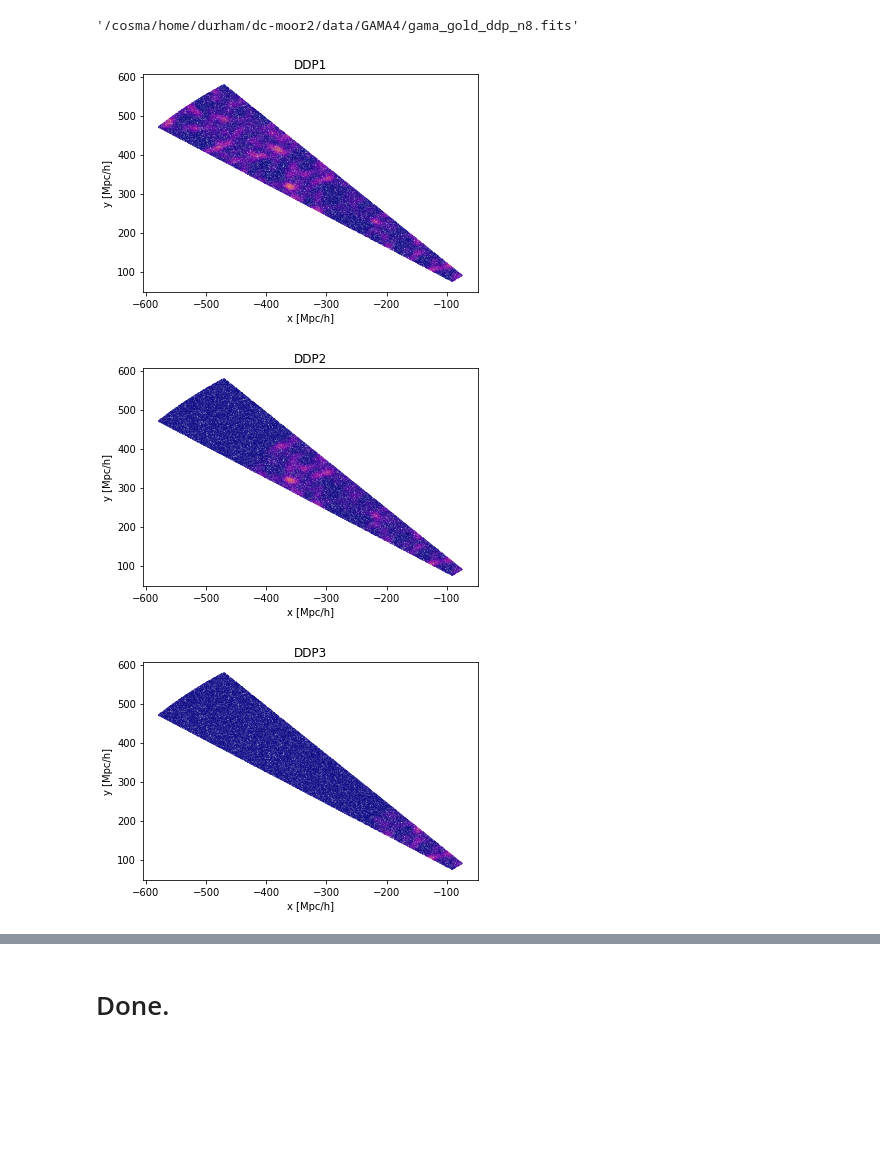
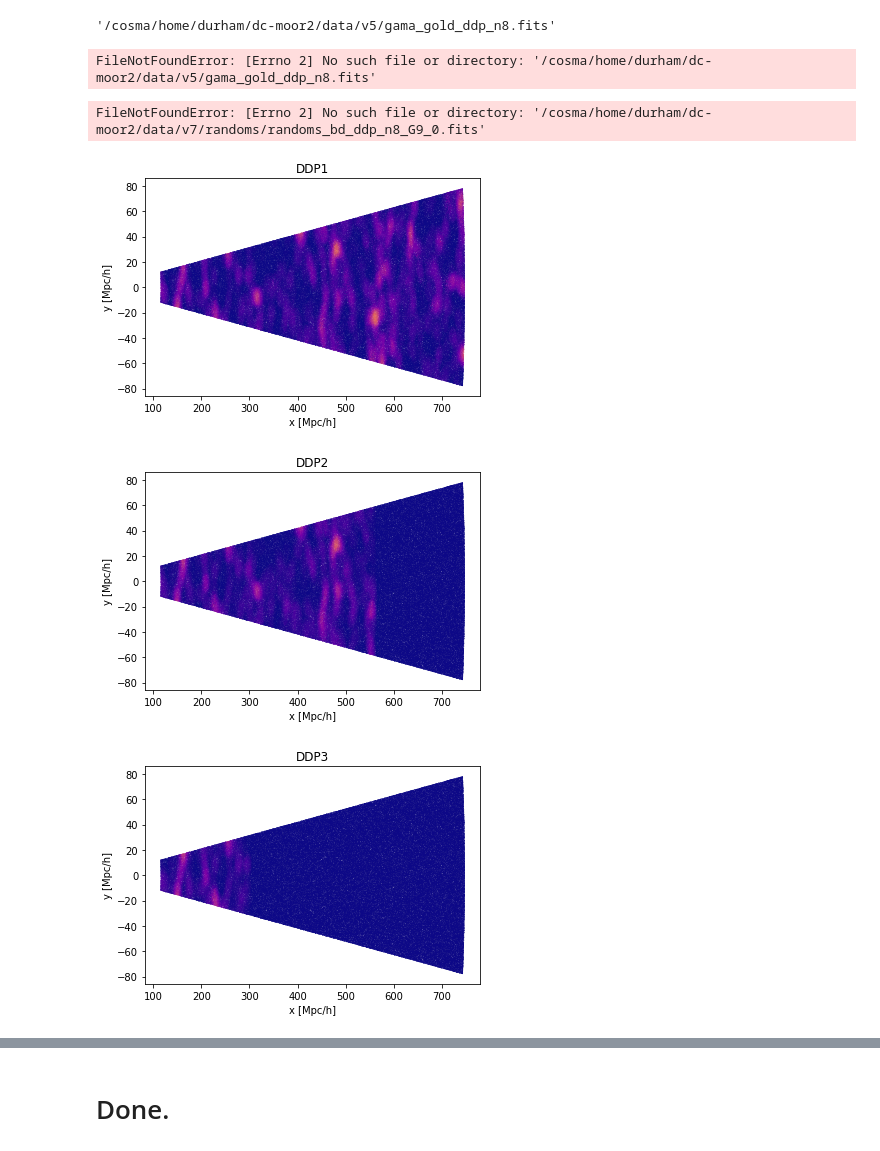
Before and after one commit to SgmAstro/DESI, a Jupyter notebook: docs/nb/d8LF_qa.ipynb, the cells around one changed output, grey strips where cells are left out. Cells and saved outputs as stored; diff of their text form; code cells hidden in the pictures; blank space fills up the shorter version.

```diff
--- a/docs/nb/d8LF_qa.ipynb
+++ b/docs/nb/d8LF_qa.ipynb
@@ -18,7 +18,7 @@ from gama_limits   import gama_field
 from delta8_limits import d8_limits, delta8_tier
 from findfile      import findfile
 # %%
-version = 'GAMA4'
+version = 'v5'
 survey  = 'gama'
 dryrun  = False
 field = 'G9'
@@ -29,7 +29,7 @@ root = '{}/data/GAMA4/'.format(os.environ['HOME'])
 fpath =  findfile(ftype='ddp_n8', version=version, dryrun=dryrun, survey=survey)
 fpath
 # %% [output]
-'/cosma/home/durham/dc-moor2/data/GAMA4/gama_gold_ddp_n8.fits'
+'/cosma/home/durham/dc-moor2/data/v5/gama_gold_ddp_n8.fits'
 # %%
 #! ls /global/cscratch1/sd/mjwilson/norberg/GAMA4/
 # %%
@@ -39,35 +39,39 @@ fpath
 ddps = fits.open(fpath)
 ddps = ddps[1].header
 #ddps
+# %% [output]
+FileNotFoundError: [Errno 2] No such file or directory: '/cosma/home/durham/dc-moor2/data/v5/gama_gold_ddp_n8.fits'
 # %%
 #! ls /global/cscratch1/sd/mjwilson/desi/BGS/Sam
 # %%
 fpath =  findfile(ftype='randoms_bd_ddp_n8', field=field, version=version, dryrun=dryrun, survey=survey)
 randoms = Table.read(fpath)
 #randoms = Table.read('{}/data/GAMA4/randoms/randoms_bd_ddp_n8_{}_0.fits'.format(os.environ['HOME'], field))
+# %% [output]
+FileNotFoundError: [Errno 2] No such file or directory: '/cosma/home/durham/dc-moor2/data/v7/randoms/randoms_bd_ddp_n8_G9_0.fits'
 # %%
-randoms_slice = randoms[np.abs(randoms['CARTESIAN_Z']) < 5.]
+randoms_slice = randoms[np.abs(randoms['ROTCARTESIAN_Z']) < 5.]
 
 for idx in np.arange(1, 4, 1):
-    plt.scatter(randoms_slice['CARTESIAN_X'],\
-                randoms_slice['CARTESIAN_Y'],\
+    plt.scatter(randoms_slice['ROTCARTESIAN_X'],\
+                randoms_slice['ROTCARTESIAN_Y'],\
                 c=randoms_slice['DDP{}_DELTA8'.format(idx)],\
                 marker='.',\
                 lw=0.0,\
                 s=1,\
                 vmin=-1.,\
                 vmax=10.,\
                 cmap='plasma')
 
     pl.xlabel('x [Mpc/h]')
     pl.ylabel('y [Mpc/h]')
 
     plt.title('DDP{}'.format(idx))
     plt.show()
 # %% [output]
-[figure, old version]
+[figure, new version]
-[figure, old version]
+[figure, new version]
-[figure, old version]
+[figure, new version]
 # %%
 findfile(ftype='ddp_n8_d0', field=field, utier=i, survey=survey)
 # %% [output]
```
Also changed, not shown: parts of 8 cells of this notebook.
